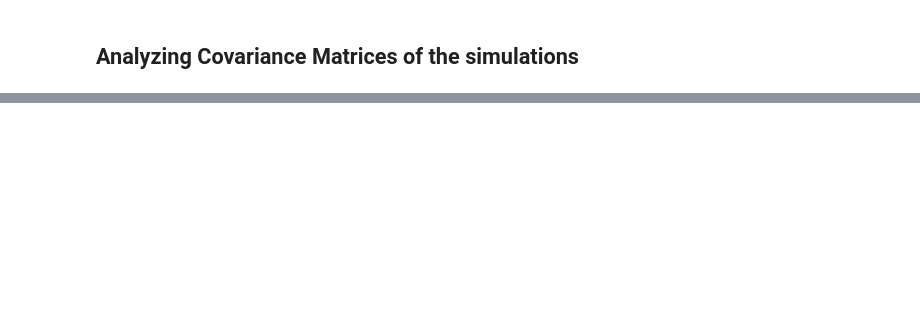
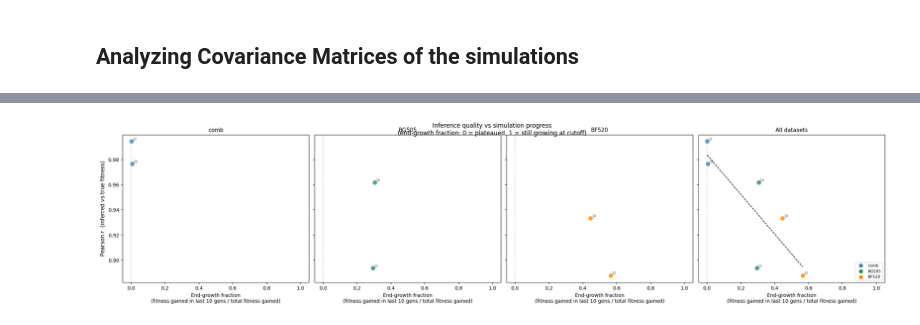
Before and after one commit to dylanwells37/esmDMS, a Jupyter notebook: notebook_analysis/cov_mat.ipynb, the cells around one changed output, grey strips where cells are left out. Cells and saved outputs as stored; diff of their text form; code cells hidden in the pictures; blank space fills up the shorter version.

```diff
--- a/notebook_analysis/cov_mat.ipynb
+++ b/notebook_analysis/cov_mat.ipynb
@@ -292,0 +362,60 @@ plt.show()
+# %%
+DATASET_COLORS = {'comb': 'steelblue', 'BG505': 'seagreen', 'BF520': 'darkorange'}
+
+datasets_present = df_metrics['dataset'].unique().tolist()
+n_ds = len(datasets_present)
+
+n_panels = n_ds + (1 if n_ds > 1 else 0)
+fig, axes = plt.subplots(1, n_panels, figsize=(5.5 * n_panels, 5),
+                          constrained_layout=True, sharey=True)
+if n_panels == 1:
+    axes = [axes]
+
+def _draw_panel(ax, sub_df, title, color_by_dataset=False):
+    for _, row in sub_df.iterrows():
+        color = DATASET_COLORS.get(row['dataset'], 'gray') if color_by_dataset \
+                else DATASET_COLORS.get(row['dataset'], 'steelblue')
+        ax.scatter(row['end_frac'], row['pearson_r'],
+                   color=color, alpha=0.8, s=60, zorder=3)
+        ax.annotate(str(int(row['layer'])),
+                    (row['end_frac'], row['pearson_r']),
+                    fontsize=6.5, alpha=0.65,
+                    xytext=(3, 3), textcoords='offset points')
+
+    x = sub_df['end_frac'].values
+    y = sub_df['pearson_r'].values
+    if len(x) > 2:
+        res = linregress(x, y)
+        xs  = np.linspace(x.min(), x.max(), 200)
+        r_overall = pearsonr(x, y)[0]
+        ax.plot(xs, res.slope * xs + res.intercept, 'k--',
+                linewidth=1.2, zorder=2, label=f'r = {r_overall:.2f}')
+        ax.legend(fontsize=9, loc='lower right')
+
+    ax.set_xlim(-0.05, 1.05)
+    ax.axvline(0, color='gray', linewidth=0.6, linestyle=':')
+    ax.set_xlabel(f'End-growth fraction\n'
+                  f'(fitness gained in last {END_WINDOW} gens / total fitness gained)',
+                  fontsize=10)
+    ax.set_title(title, fontsize=11)
+
+for i, ds in enumerate(datasets_present):
+    _draw_panel(axes[i], df_metrics[df_metrics['dataset'] == ds], title=ds)
+
+if n_ds > 1:
+    _draw_panel(axes[-1], df_metrics, title='All datasets', color_by_dataset=True)
+    handles = [plt.scatter([], [], color=DATASET_COLORS.get(ds, 'gray'), s=50, label=ds)
+               for ds in datasets_present]
+    axes[-1].legend(handles=handles, fontsize=8, loc='lower right')
+
+axes[0].set_ylabel('Pearson $r$  (inferred vs true fitness)', fontsize=11)
+
+fig.suptitle(
+    'Inference quality vs simulation progress\n'
+    '(end-growth fraction: 0 = plateaued, 1 = still growing at cutoff)',
+    fontsize=12, y=1.02
+)
+plt.savefig('inference_vs_end_growth_fraction.png', dpi=100, bbox_inches='tight')
+plt.show()
+# %% [output]
+[figure, added]
```
Also changed, not shown: parts of 16 cells of this notebook, 4 other files.
